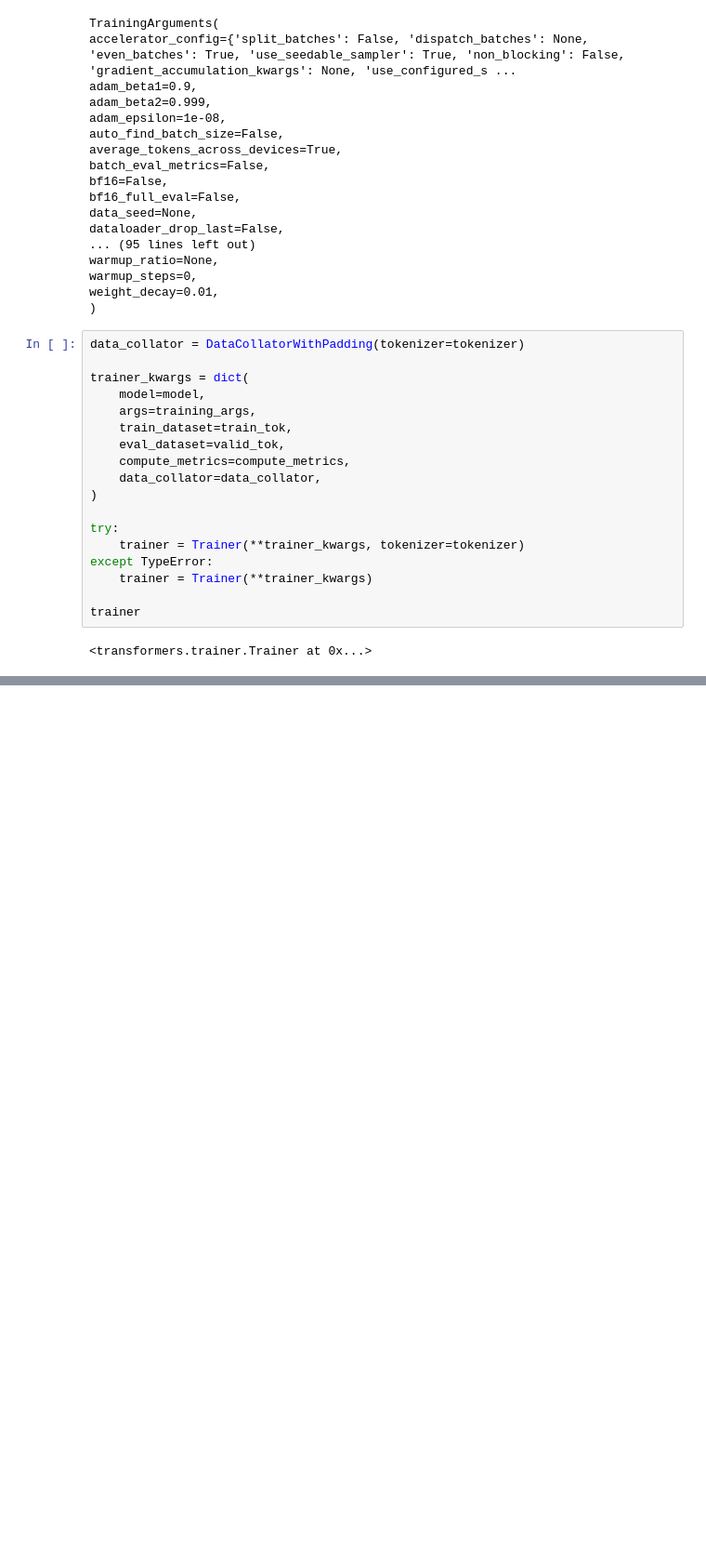
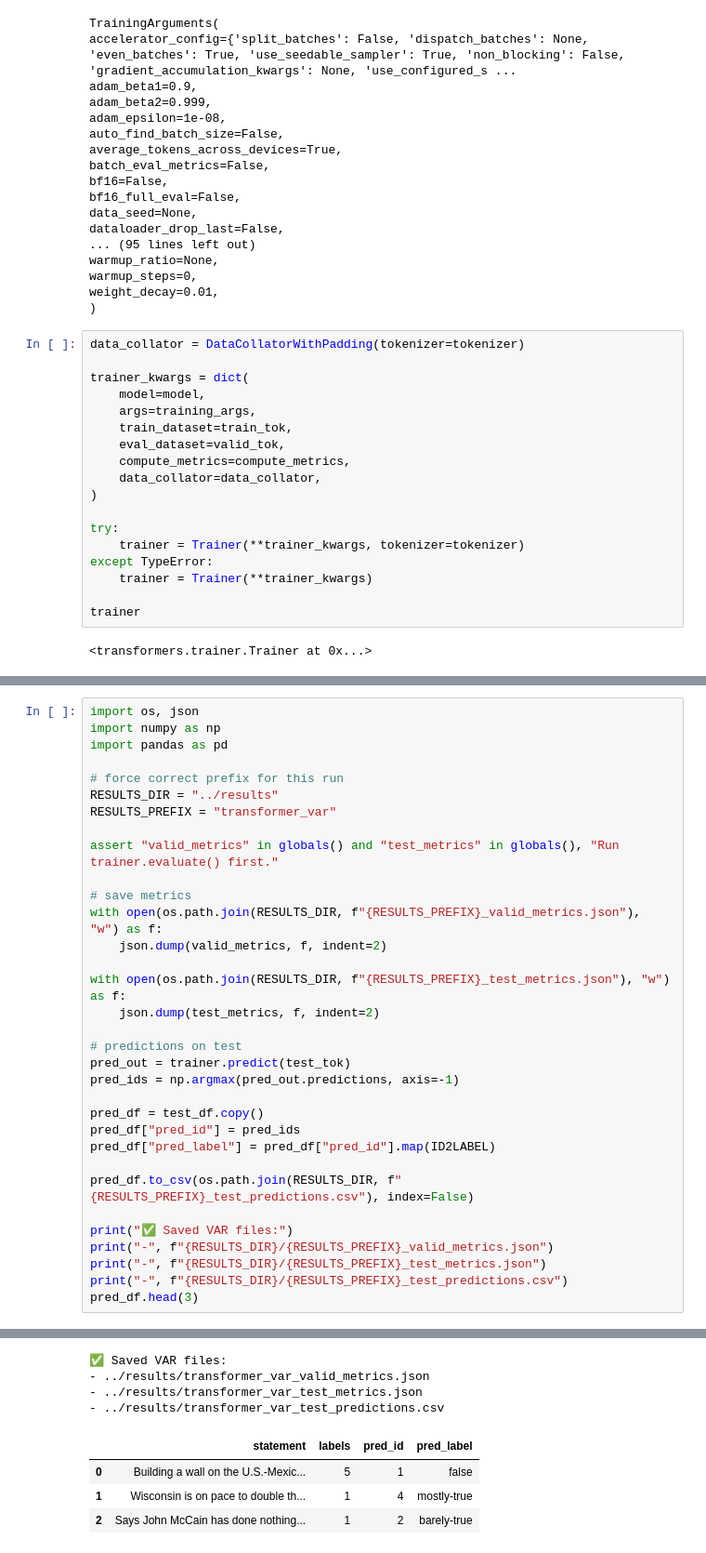
Before and after one commit to NicolasIssa1/fake-news-dissertation, a Jupyter notebook: notebooks/03_transformer_models.ipynb, the cells around one changed output, grey strips where cells are left out. Shown at 93% size. Saved outputs shown, nothing was run; the diff lists cells and outputs as text; blank space fills up the shorter version.

```diff
--- a/notebooks/03_transformer_models.ipynb
+++ b/notebooks/03_transformer_models.ipynb
@@ -390,0 +803,34 @@ Top confusions:
+# %%
+import os, json
+import numpy as np
+import pandas as pd
+
+# force correct prefix for this run
+RESULTS_DIR = "../results"
+RESULTS_PREFIX = "transformer_var"
+
+assert "valid_metrics" in globals() and "test_metrics" in globals(), "Run trainer.evaluate() first."
+
+# save metrics
+with open(os.path.join(RESULTS_DIR, f"{RESULTS_PREFIX}_valid_metrics.json"), "w") as f:
+    json.dump(valid_metrics, f, indent=2)
+
+with open(os.path.join(RESULTS_DIR, f"{RESULTS_PREFIX}_test_metrics.json"), "w") as f:
+    json.dump(test_metrics, f, indent=2)
+
+# predictions on test
+pred_out = trainer.predict(test_tok)
+pred_ids = np.argmax(pred_out.predictions, axis=-1)
+
+pred_df = test_df.copy()
+pred_df["pred_id"] = pred_ids
+pred_df["pred_label"] = pred_df["pred_id"].map(ID2LABEL)
+
+pred_df.to_csv(os.path.join(RESULTS_DIR, f"{RESULTS_PREFIX}_test_predictions.csv"), index=False)
+
+print("✅ Saved VAR files:")
+print("-", f"{RESULTS_DIR}/{RESULTS_PREFIX}_valid_metrics.json")
+print("-", f"{RESULTS_DIR}/{RESULTS_PREFIX}_test_metrics.json")
+print("-", f"{RESULTS_DIR}/{RESULTS_PREFIX}_test_predictions.csv")
+pred_df.head(3)
+# %% [output]
@@ -390,0 +838,8 @@ Top confusions:
+✅ Saved VAR files:
+- ../results/transformer_var_valid_metrics.json
+- ../results/transformer_var_test_metrics.json
+- ../results/transformer_var_test_predictions.csv
+|  | statement | labels | pred_id | pred_label |
+| 0 | Building a wall on the U.S.-Mexic... | 5 | 1 | false |
+| 1 | Wisconsin is on pace to double th... | 1 | 4 | mostly-true |
+| 2 | Says John McCain has done nothing... | 1 | 2 | barely-true |
```
Also changed, not shown: parts of 22 cells of this notebook, 6 other files.
